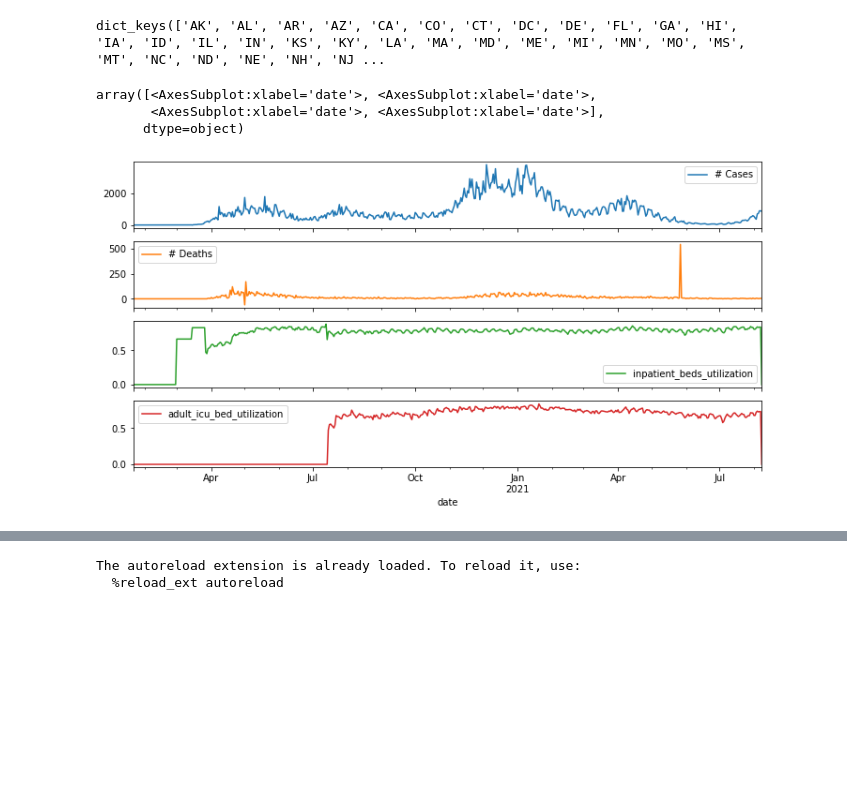
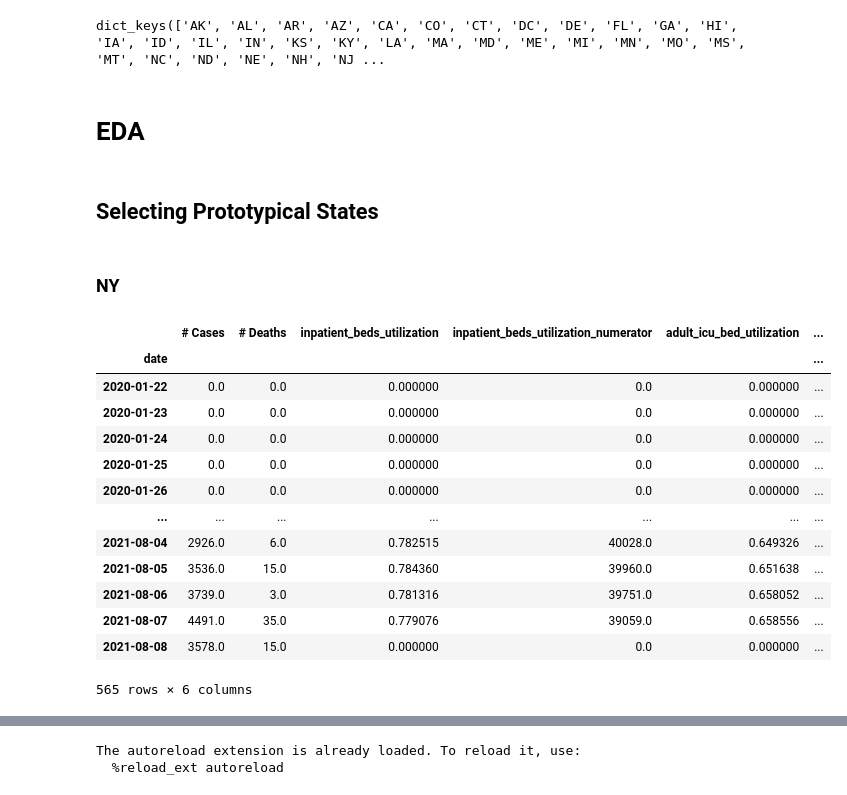
Before and after one commit to jirvingphd/playing-with-coronavirus-data, a Jupyter notebook: coronavirus_covid_19_timeseries_forecasting_08-2021.ipynb, the cells around one changed output, grey strips where cells are left out. Saved outputs shown, nothing was run; the diff lists cells and outputs as text; code cells hidden in the pictures; blank space fills up the shorter version.

```diff
--- a/coronavirus_covid_19_timeseries_forecasting_08-2021.ipynb
+++ b/coronavirus_covid_19_timeseries_forecasting_08-2021.ipynb
@@ -63,7 +84,4 @@ plot_cols = ['# Cases','# Deaths','inpatient_beds_utilization','adult_icu_bed_ut
-# %%
-STATES['MD'][plot_cols].plot(subplots=True)
-# %% [output]
-array([<AxesSubplot:xlabel='date'>, <AxesSubplot:xlabel='date'>,
-       <AxesSubplot:xlabel='date'>, <AxesSubplot:xlabel='date'>],
-      dtype=object)
-[figure, removed]
+# %% [markdown]
+# EDA
+# %% [markdown]
+## Selecting Prototypical States
@@ -69,0 +94,20 @@ array([<AxesSubplot:xlabel='date'>, <AxesSubplot:xlabel='date'>,
+# %% [markdown]
+### NY
+# %%
+ny = get_state(STATES,'NY')
+ny
+# %% [output]
+|  | # Cases | # Deaths | inpatient_beds_utilization | inpatient_beds_utilization_numerator | adult_icu_bed_utilization | ... |
+| date |  |  |  |  |  | ... |
+| 2020-01-22 | 0.0 | 0.0 | 0.000000 | 0.0 | 0.000000 | ... |
+| 2020-01-23 | 0.0 | 0.0 | 0.000000 | 0.0 | 0.000000 | ... |
+| 2020-01-24 | 0.0 | 0.0 | 0.000000 | 0.0 | 0.000000 | ... |
+| 2020-01-25 | 0.0 | 0.0 | 0.000000 | 0.0 | 0.000000 | ... |
+| 2020-01-26 | 0.0 | 0.0 | 0.000000 | 0.0 | 0.000000 | ... |
+| ... | ... | ... | ... | ... | ... | ... |
+| 2021-08-04 | 2926.0 | 6.0 | 0.782515 | 40028.0 | 0.649326 | ... |
+| 2021-08-05 | 3536.0 | 15.0 | 0.784360 | 39960.0 | 0.651638 | ... |
+| 2021-08-06 | 3739.0 | 3.0 | 0.781316 | 39751.0 | 0.658052 | ... |
+| 2021-08-07 | 4491.0 | 35.0 | 0.779076 | 39059.0 | 0.658556 | ... |
+| 2021-08-08 | 3578.0 | 15.0 | 0.000000 | 0.0 | 0.000000 | ... |
+565 rows × 6 columns
```
Also changed, not shown: parts of 21 cells of this notebook.
